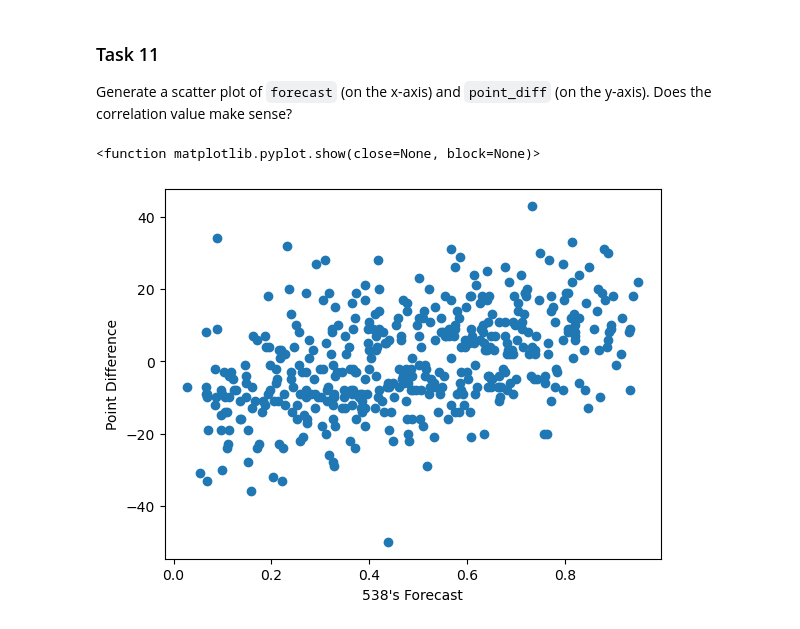
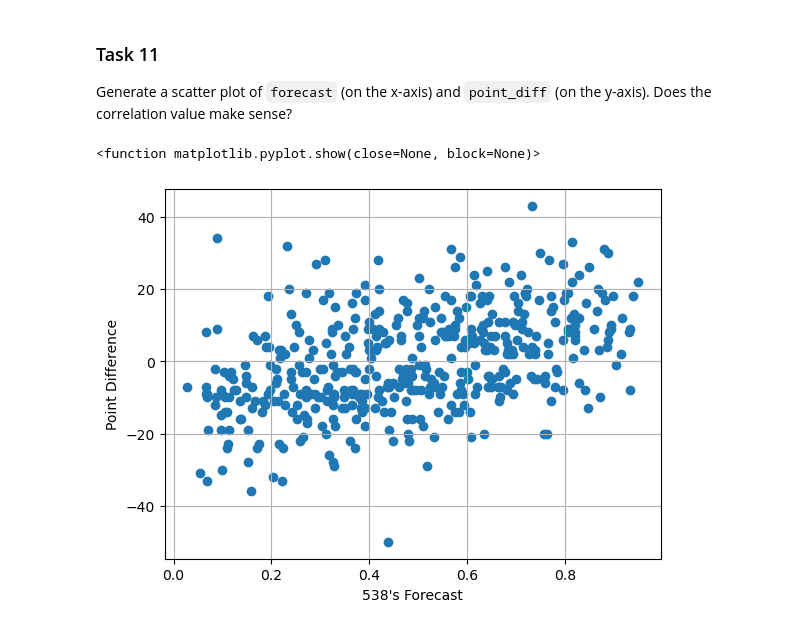
Before and after one commit to Niphemi00/Code-academy-Projects-and-portfolio, a Jupyter notebook: Codecademy_NBA_Trends_Project/Codecademy_NBA_Trends_Project.ipynb, the cells around one changed output. Cells and saved outputs as stored; diff of their text form; code cells hidden in the pictures.

```diff
--- a/Codecademy_NBA_Trends_Project/Codecademy_NBA_Trends_Project.ipynb
+++ b/Codecademy_NBA_Trends_Project/Codecademy_NBA_Trends_Project.ipynb
@@ -231,8 +234,9 @@ Generate a scatter plot of `forecast` (on the x-axis) and `point_diff` (on the y
 # %%
 plt.scatter(nba_2010.forecast, nba_2010.point_diff)
 plt.xlabel("538's Forecast")
 plt.ylabel("Point Difference")
+plt.grid(True)
 plt.show
 # %% [output]
 <function matplotlib.pyplot.show(close=None, block=None)>
-[figure, old version]
+[figure, new version]
```
Also changed, not shown: parts of 3 cells of this notebook, 3 other files.
